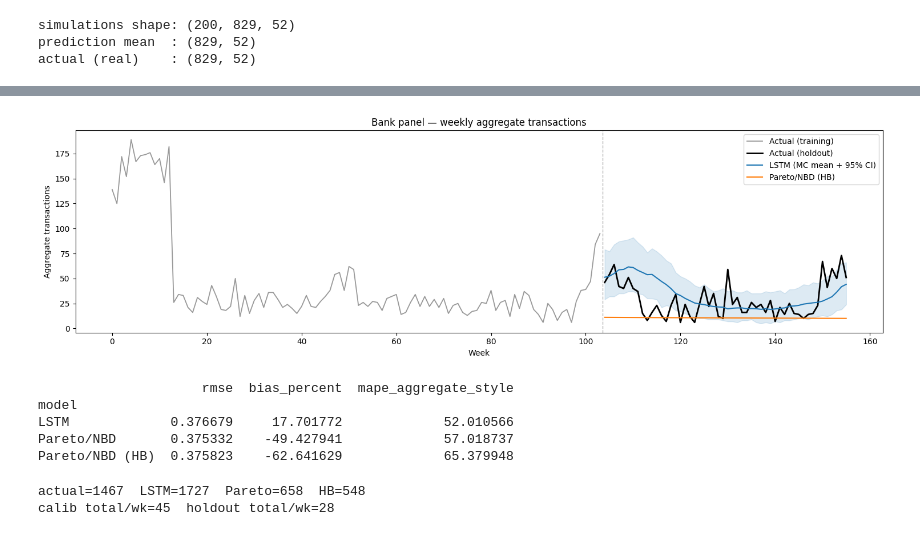
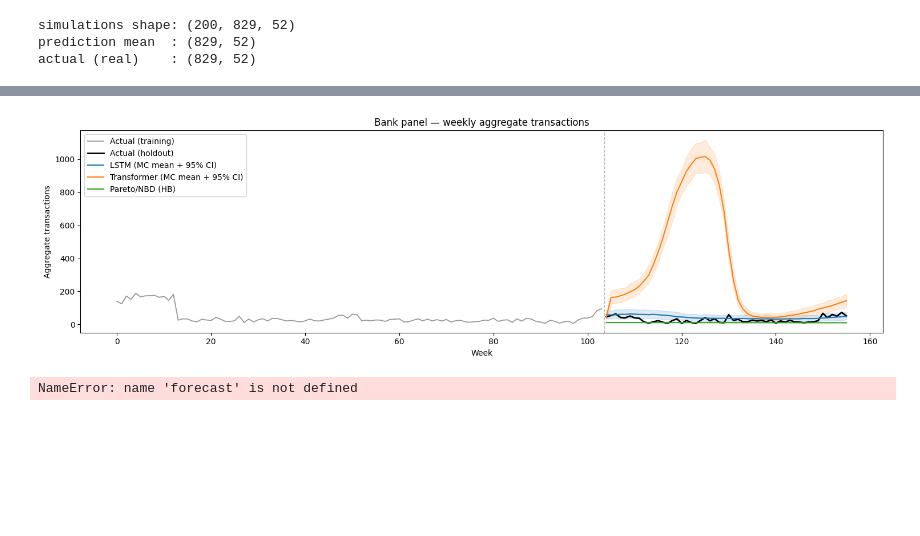
Before and after one commit to HuberPablo/panelclv, a Jupyter notebook: notebooks/Study.ipynb, the cells around one changed output, grey strips where cells are left out. Cells and saved outputs as stored; diff of their text form; code cells hidden in the pictures; blank space fills up the shorter version.

```diff
--- a/notebooks/Study.ipynb
+++ b/notebooks/Study.ipynb
@@ -252,11 +322,12 @@ checkpoint   : checkpoints/lstm_optuna/lstm_cross_entropy_cfg_2yTrain_1yPred_NoC
 # %%
-# ---- 8. Rebuild the LSTM with the Optuna-selected arch + load weights ----
+# ---- 8. Rebuild the LSTM + transformer with the Optuna-selected arch + load weights ----
 # `build_inference_from_trial` reads the best trial's architecture + checkpoint,
 # slices data_full to that trial's feature subset, rebuilds the matching inference
 # model (always samples), and loads the weights. It returns BOTH the model and the
 # sliced `data_best` -- feed data_best (not data_full) to the forecaster so the
 # feature columns match the trained weights.
 inference_model, data_best = build_inference_from_trial(lstm_study, data_full, "lstm")
+inference_model, data_best = build_inference_from_trial(transformer_study, data_full, "transformer")
 # %%
 # ---- 8b. (Optional) Final retrain on the FULL calibration window ----------
 # Valendin et al. (the paper) warm-start the selected model and fine-tune it for a
@@ -318,0 +413,26 @@ actual (real)    : (829, 52)
+# %%
+
+N_SIMULATIONS = 200          # more paths -> smoother mean, more compute
+MC_SEED = 42                 # fixes the sampling so the forecast is reproducible
+
+forecast_TRANSFORMER = mc_forecast_transformer(
+    inference_model_TRANSFORMER,
+    data_best,               # the SLICED dict (matches the trained feature set)
+    n_simulations=N_SIMULATIONS,
+    device=device,
+    seed=MC_SEED,
+    # Saviing predictions to CSV (optional) -- saves the raw simulations, the mean, and the actuals for each customer in the holdout.
+    save_predictions=True,
+    output_dir="FOR_ANALYSIS",
+    file_name="predictions.csv",
+    run_name=STUDY_NAME_TRANSFORMER,
+)
+
+# Guard against a stale (not-re-run) cell silently reporting an old count.
+assert forecast_TRANSFORMER["simulations"].shape[0] == forecast_TRANSFORMER["n_simulations"] == N_SIMULATIONS
+
+# simulations = the raw sampled paths; prediction_mean = their mean (the point
+# forecast); actual = the true holdout counts, pulled from data_best["holdout"].
+print("simulations shape:", forecast_TRANSFORMER["simulations"].shape)        # (S, N, T_HOLD)
+print("prediction mean  :", forecast_TRANSFORMER["prediction_mean"].shape)    # (N, T_HOLD)
+print("actual (real)    :", forecast_TRANSFORMER["actual"].shape)             # (N, T_HOLD)
@@ -351,28 +521,27 @@ for i in range(min(20, len(agg_pred))):
 # %%
 # Aggregate actuals across customers per holdout week.
-actuals = forecast["actual"].sum(axis=0)            # (T_HOLD,)
+actuals = forecast_LSTM["actual"].sum(axis=0)            # (T_HOLD,)
 
-# (Optional) training-window aggregate to show context to the left of the holdout.
-# data_full["calibration"] is (N, T_CAL, F); the target column lives at target_idx.
 target_idx    = data_full["seq_cols"].index(data_full["target_col"])
 train_actuals = data_full["calibration"][..., target_idx].sum(axis=0)   # (T_CAL,)
 
-# Add a trailing 1-axis so weekly_aggregate_predictions takes the (S, N, T, 1)
-# branch and draws the 95% MC ribbon.
-mc_sims = forecast["simulations"][..., None]        # (S, N, T_HOLD, 1)
+mc_sims = forecast_LSTM["simulations"][..., None]        # (S, N, T_HOLD, 1)
+trf_sims = forecast_TRANSFORMER["simulations"][..., None]  # (S, N, T_HOLD, 1)
 
 fig, ax = plot_weekly_aggregated(
 				actuals=actuals,
     data=data_best,
     pareto_paper_benchmark=True,
-				predictions_by_model={"LSTM (MC mean + 95% CI)": mc_sims},
+				predictions_by_model={"LSTM (MC mean + 95% CI)": mc_sims,
+                          "Transformer (MC mean + 95% CI)": trf_sims,
+},
 				train_actuals=train_actuals,                    # omit to plot only the holdout
 				title="Bank panel — weekly aggregate transactions",
 				show_ci=True,
 				# save_path="figures/bank_lstm_weekly.png",    # uncomment to save
 )
 # %% [output]
-[figure, old version]
+[figure, new version]
 # %%
 # ---- 11. Side-by-side metrics: LSTM vs the Pareto/NBD benchmarks ---------
 # metrics_table scores each model on the same holdout actuals and returns a
@@ -384,19 +553,18 @@ fig, ax = plot_weekly_aggregated(
 #   - data=data_best: the benchmarks read train_panel / T_HOLD / ids / etc.
 #     from it, so they are fit on exactly the customers the LSTM forecast.
 tbl = metrics_table(
-    forecast["actual"],
-    {"LSTM": forecast["simulations"][..., None]},
+    forecast_LSTM["actual"],
+    {
+        "LSTM": forecast_LSTM["simulations"][..., None],
+        "Transformer": forecast_TRANSFORMER["simulations"][..., None],
+    },
     pareto_nbd_benchmark=True,
     pareto_paper_benchmark=True,
     data=data_best,
 )
 print(tbl)
 # %% [output]
-                     rmse  bias_percent  mape_aggregate_style
-model
-LSTM             0.376679     17.701772             52.010566
-Pareto/NBD       0.375332    -49.427941             57.018737
-Pareto/NBD (HB)  0.375823    -62.641629             65.379948
+NameError: name 'forecast' is not defined
 # %%
 # ---- 12. Aggregate-total sanity check -----------------------------------
 # Compare the TOTAL transactions over the whole holdout (summed across all
@@ -406,16 +574,14 @@ Pareto/NBD (HB)  0.375823    -62.641629             65.379948
 # it directly here just to get each Pareto variant's total.
 import numpy as np
 from panelclv.evaluation.plot_utils import _pareto_from_data
-A   = forecast["actual"].sum()                     # total actual holdout tx
-L   = forecast["simulations"].mean(0).sum()        # LSTM total (mean over paths)
-P   = _pareto_from_data(data_best, "mle").sum()    # Pareto MLE total
-H   = _pareto_from_data(data_best, "paper").sum()  # Pareto HB total
-print(f"actual={A:.0f}  LSTM={L:.0f}  Pareto={P:.0f}  HB={H:.0f}")
+A   = forecast_LSTM["actual"].sum()                          # total actual holdout tx
+L   = forecast_LSTM["simulations"].mean(0).sum()             # LSTM total (mean over paths)
+TR  = forecast_TRANSFORMER["simulations"].mean(0).sum()      # Transformer total (mean over paths)
+P   = _pareto_from_data(data_best, "mle").sum()              # Pareto MLE total
+H   = _pareto_from_data(data_best, "paper").sum()            # Pareto HB total
+print(f"actual={A:.0f}  LSTM={L:.0f}  Transformer={TR:.0f}  Pareto={P:.0f}  HB={H:.0f}")
 # Context: average transactions per week in each window. NOTE [...,0] is the
 # target channel only because Transactions is seq_cols[0] here (target_idx==0);
 # use data_best['target_idx'] if you ever reorder the schema.
 print(f"calib total/wk={data_best['calibration'][...,0].sum()/data_best['calibration'].shape[1]:.0f}  "
-      f"holdout total/wk={A/forecast['actual'].shape[1]:.0f}")
+      f"holdout total/wk={A/forecast_LSTM['actual'].shape[1]:.0f}")
-# %% [output]
-actual=1467  LSTM=1727  Pareto=658  HB=548
-calib total/wk=45  holdout total/wk=28
```
Also changed, not shown: parts of 21 cells of this notebook, 3 other files.
